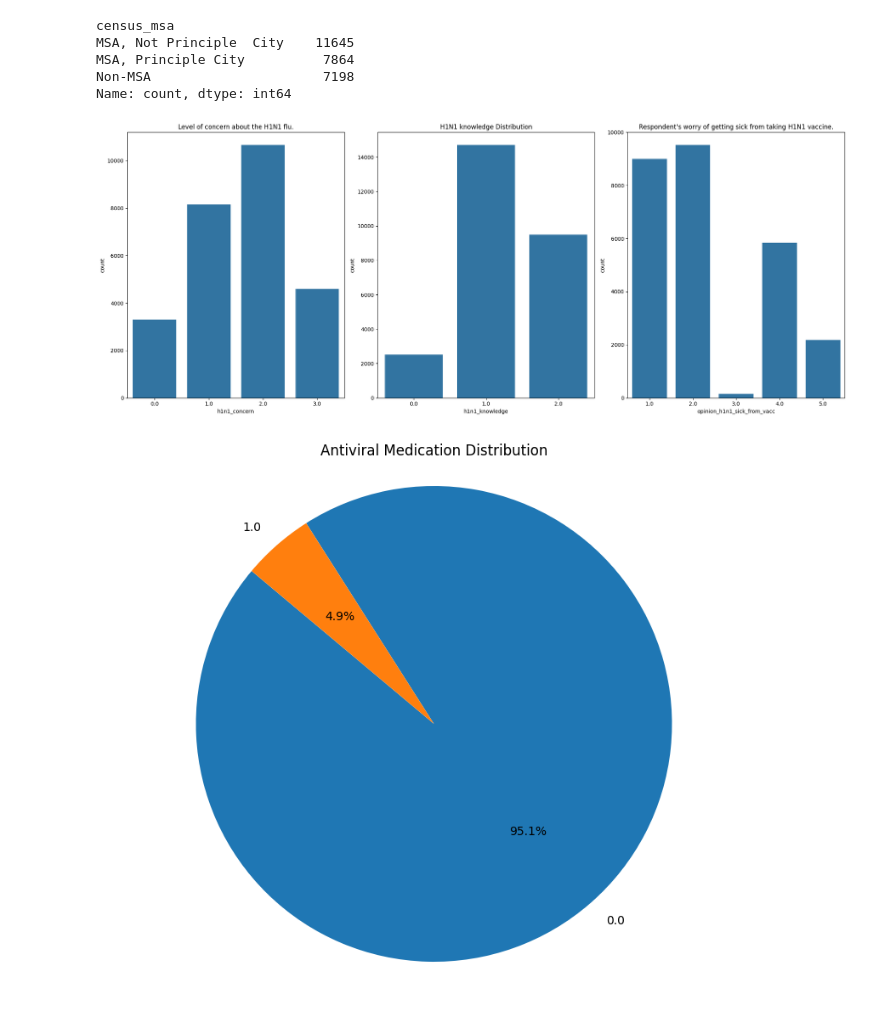
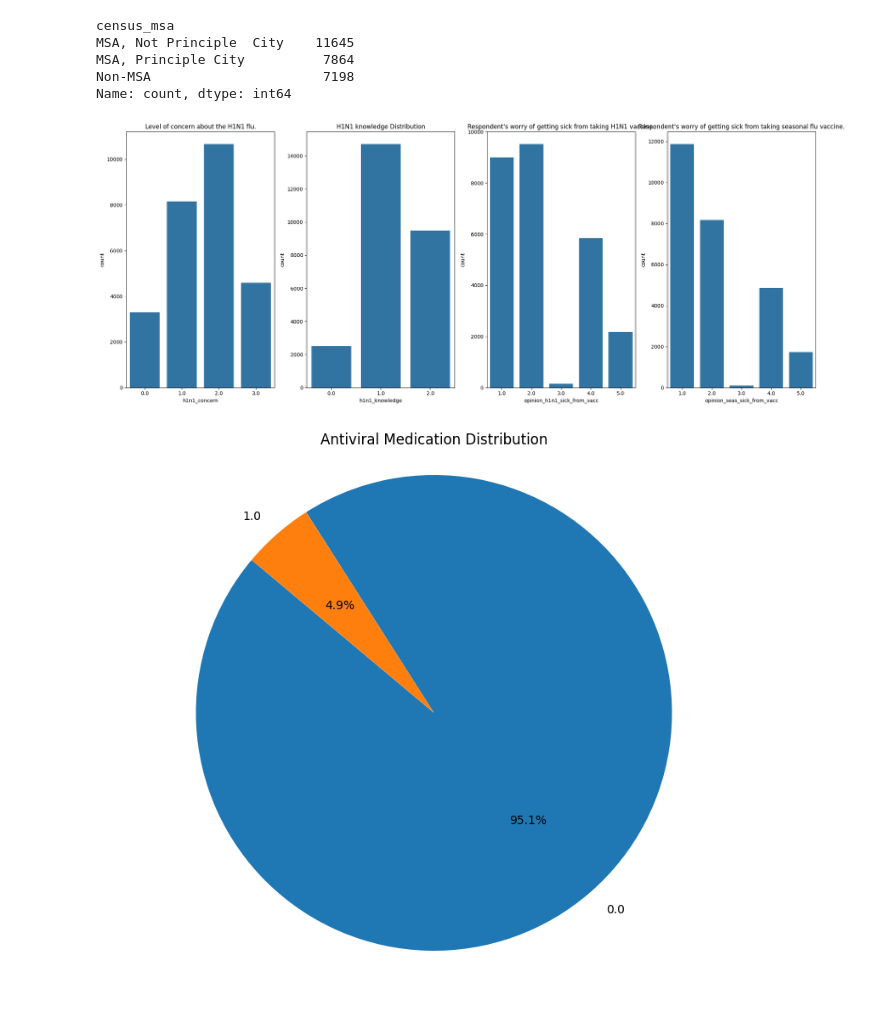
Before and after one commit to Angela-Mukulu-Mwanzia/H1N1-and-Seasonal-Flu-Vaccines, a Jupyter notebook: index.ipynb, the cells around one changed output. Saved outputs shown, nothing was run; the diff lists cells and outputs as text; code cells hidden in the pictures.

```diff
--- a/index.ipynb
+++ b/index.ipynb
@@ -306,25 +306,29 @@ Non-MSA                      7198
 Name: count, dtype: int64
 # %%
 # Create a figure with two subplots side by side
-fig, axes = plt.subplots(1, 3, figsize=(20, 8))
+fig, axes = plt.subplots(1, 4, figsize=(20, 8))
 
 # First plot: h1n1_concern
 sns.countplot(x="h1n1_concern", data=df, ax=axes[0])
 axes[0].set_title("Level of concern about the H1N1 flu.")
 
 # Second plot: h1n1_vaccine
 sns.countplot(x="h1n1_knowledge", data=df, ax=axes[1])
 axes[1].set_title("H1N1 knowledge Distribution")
 
 # Third plot: doctor_recc_h1n1
 sns.countplot(x="opinion_h1n1_sick_from_vacc", data=df, ax=axes[2])
 axes[2].set_title("Respondent's worry of getting sick from taking H1N1 vaccine.")
 
+# Third plot: doctor_recc_h1n1
+sns.countplot(x="opinion_seas_sick_from_vacc", data=df, ax=axes[3])
+axes[3].set_title("Respondent's worry of getting sick from taking seasonal flu vaccine.")
+
 # Display the plots
 plt.tight_layout()
 plt.show()
 # %% [output]
-[figure, old version]
+[figure, new version]
 # %%
 value_counts = df["behavioral_antiviral_meds"].value_counts()
 
```
Also changed, not shown: parts of 13 cells of this notebook.
